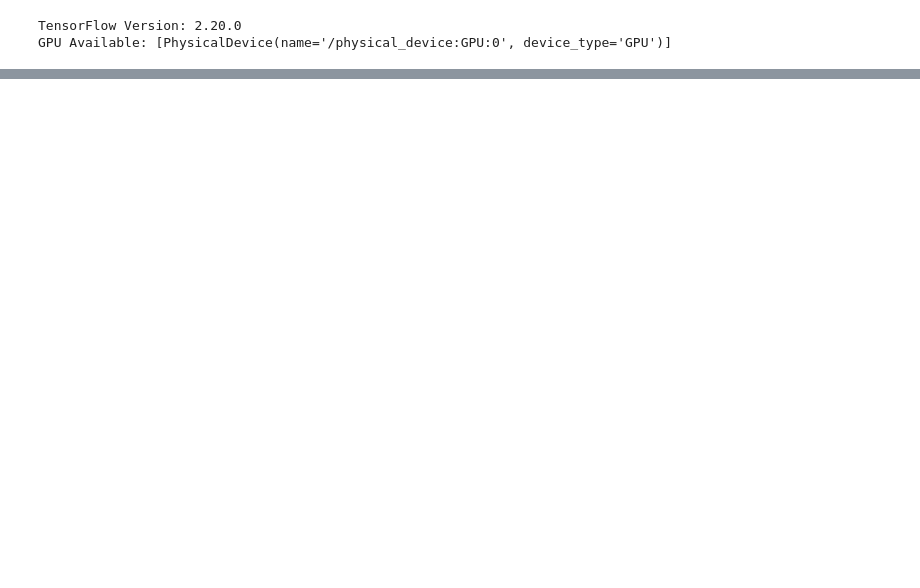
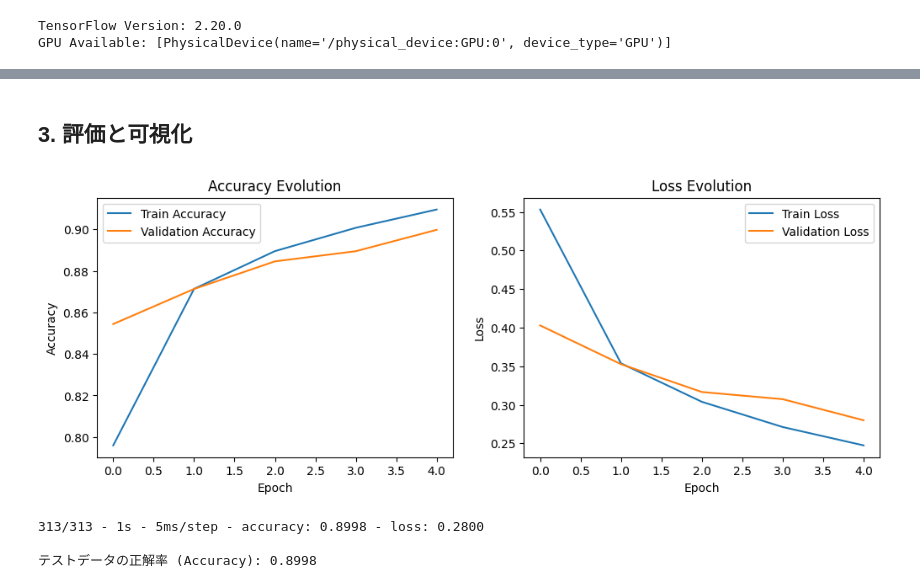
Before and after one commit to billy3000/tensorflow_training, a Jupyter notebook: training.ipynb, the cells around one changed output, grey strips where cells are left out. Cells and saved outputs as stored; diff of their text form; code cells hidden in the pictures; blank space fills up the shorter version.

```diff
--- a/training.ipynb
+++ b/training.ipynb
@@ -7,0 +141,15 @@ GPU Available: [PhysicalDevice(name='/physical_device:GPU:0', device_type='GPU')
+# %%
+# モデルのコンパイル
+model.compile(
+    optimizer='adam',
+    loss=tf.keras.losses.SparseCategoricalCrossentropy(from_logits=True),
+    metrics=['accuracy']
+)
+
+# 学習の実行（勉強会用に5エポック）
+history = model.fit(
+    x_train, y_train,
+    epochs=5,
+    validation_data=(x_test, y_test),
+    batch_size=64
+)
@@ -7,0 +169,32 @@ GPU Available: [PhysicalDevice(name='/physical_device:GPU:0', device_type='GPU')
+# %% [markdown]
+## 3. 評価と可視化
+# %%
+# 学習曲線のプロット
+plt.figure(figsize=(12, 4))
+
+plt.subplot(1, 2, 1)
+plt.plot(history.history['accuracy'], label='Train Accuracy')
+plt.plot(history.history['val_accuracy'], label='Validation Accuracy')
+plt.xlabel('Epoch')
+plt.ylabel('Accuracy')
+plt.legend()
+plt.title('Accuracy Evolution')
+
+plt.subplot(1, 2, 2)
+plt.plot(history.history['loss'], label='Train Loss')
+plt.plot(history.history['val_loss'], label='Validation Loss')
+plt.xlabel('Epoch')
+plt.ylabel('Loss')
+plt.legend()
+plt.title('Loss Evolution')
+
+plt.show()
+
+# テストデータ全体の評価
+test_loss, test_acc = model.evaluate(x_test, y_test, verbose=2)
+print(f"\nテストデータの正解率 (Accuracy): {test_acc:.4f}")
+# %% [output]
+[figure, added]
+313/313 - 1s - 5ms/step - accuracy: 0.8998 - loss: 0.2800
+
+テストデータの正解率 (Accuracy): 0.8998
```
Also changed, not shown: parts of 10 cells of this notebook.
